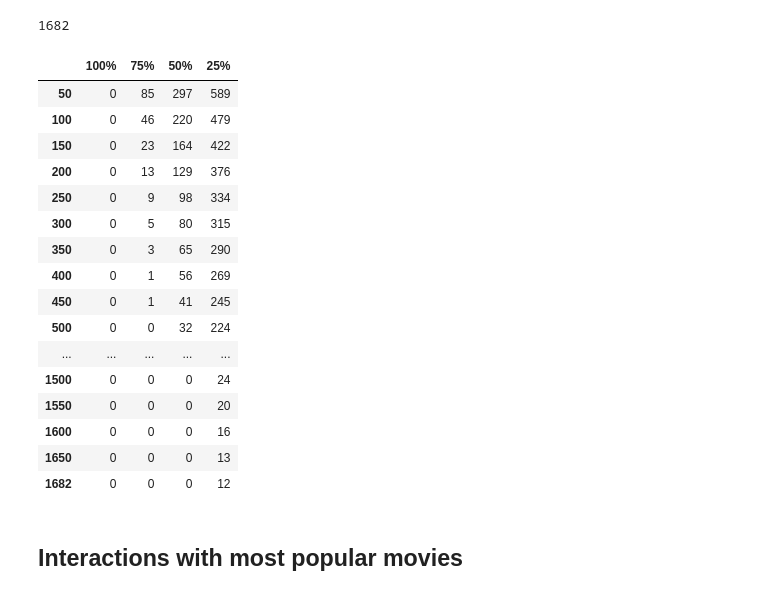
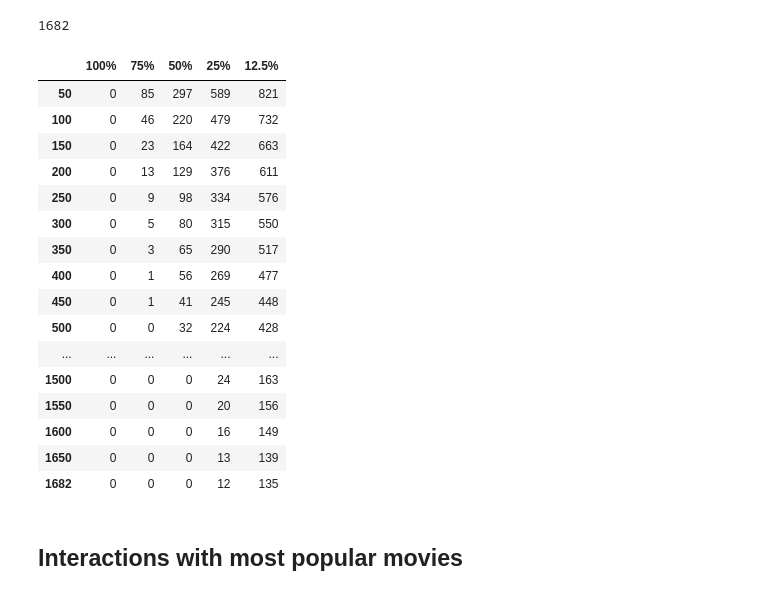
Before and after one commit to martcaro/Graph-Recommendations, a Jupyter notebook: aux-notebooks/data-analysis-charts.ipynb, the cells around one changed output. Cells and saved outputs as stored; diff of their text form; code cells hidden in the pictures.

```diff
--- a/aux-notebooks/data-analysis-charts.ipynb
+++ b/aux-notebooks/data-analysis-charts.ipynb
@@ -90,6 +90,7 @@ list_100 = list()
 list_75 = list()
 list_50 = list()
 list_25 = list()
+list_12 = list()
 
 for elem in list_axis_x: # 100, 200, 300 ... 1682
 
@@ -105,30 +106,33 @@ for elem in list_axis_x: # 100, 200, 300 ... 1682
 
     users_interact_25 = len(getUsersInteract(df_items, popular_movies, 25))
     list_25.append(users_interact_25)
+
+    users_interact_12 = len(getUsersInteract(df_items, popular_movies, 12.5))
+    list_12.append(users_interact_12)
 # %%
-dict = {'100%': list_100, '75%': list_75, '50%': list_50, '25%': list_25}
+dict = {'100%': list_100, '75%': list_75, '50%': list_50, '25%': list_25, '12.5%': list_12}
 
 df = pd.DataFrame(dict, index = list_axis_x)
 
 df
 # %% [output]
-|  | 100% | 75% | 50% | 25% |
-| 50 | 0 | 85 | 297 | 589 |
-| 100 | 0 | 46 | 220 | 479 |
-| 150 | 0 | 23 | 164 | 422 |
-| 200 | 0 | 13 | 129 | 376 |
-| 250 | 0 | 9 | 98 | 334 |
-| 300 | 0 | 5 | 80 | 315 |
-| 350 | 0 | 3 | 65 | 290 |
-| 400 | 0 | 1 | 56 | 269 |
-| 450 | 0 | 1 | 41 | 245 |
-| 500 | 0 | 0 | 32 | 224 |
-| ... | ... | ... | ... | ... |
-| 1500 | 0 | 0 | 0 | 24 |
-| 1550 | 0 | 0 | 0 | 20 |
-| 1600 | 0 | 0 | 0 | 16 |
-| 1650 | 0 | 0 | 0 | 13 |
-| 1682 | 0 | 0 | 0 | 12 |
+|  | 100% | 75% | 50% | 25% | 12.5% |
+| 50 | 0 | 85 | 297 | 589 | 821 |
+| 100 | 0 | 46 | 220 | 479 | 732 |
+| 150 | 0 | 23 | 164 | 422 | 663 |
+| 200 | 0 | 13 | 129 | 376 | 611 |
+| 250 | 0 | 9 | 98 | 334 | 576 |
+| 300 | 0 | 5 | 80 | 315 | 550 |
+| 350 | 0 | 3 | 65 | 290 | 517 |
+| 400 | 0 | 1 | 56 | 269 | 477 |
+| 450 | 0 | 1 | 41 | 245 | 448 |
+| 500 | 0 | 0 | 32 | 224 | 428 |
+| ... | ... | ... | ... | ... | ... |
+| 1500 | 0 | 0 | 0 | 24 | 163 |
+| 1550 | 0 | 0 | 0 | 20 | 156 |
+| 1600 | 0 | 0 | 0 | 16 | 149 |
+| 1650 | 0 | 0 | 0 | 13 | 139 |
+| 1682 | 0 | 0 | 0 | 12 | 135 |
 # %% [markdown]
 ## Interactions with most popular movies
 # %%
```
Also changed, not shown: parts of 9 cells of this notebook.
